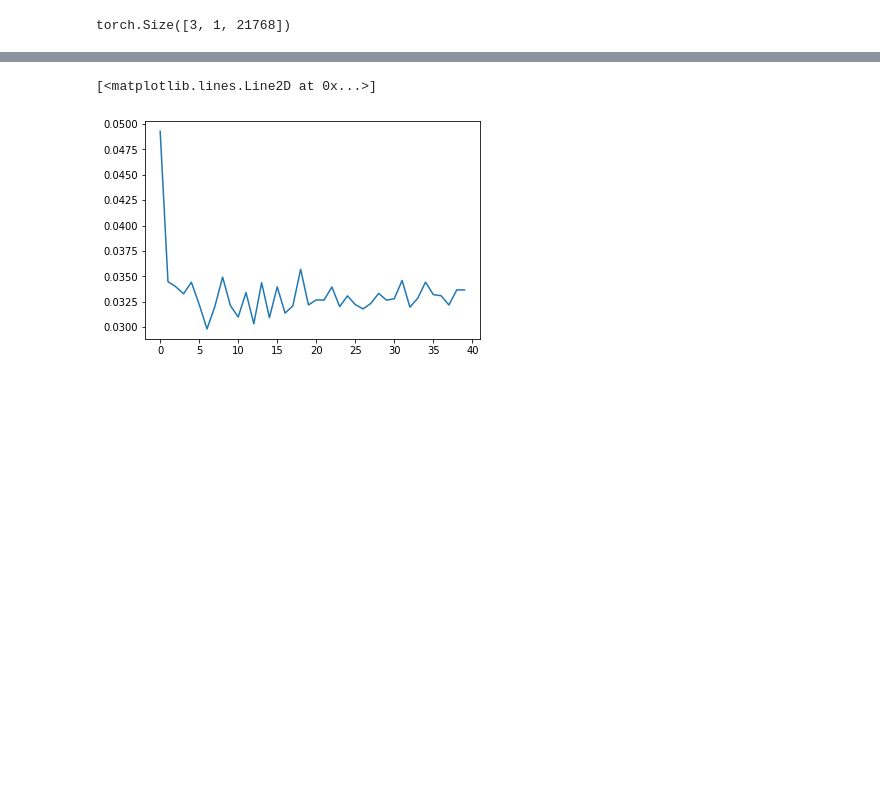
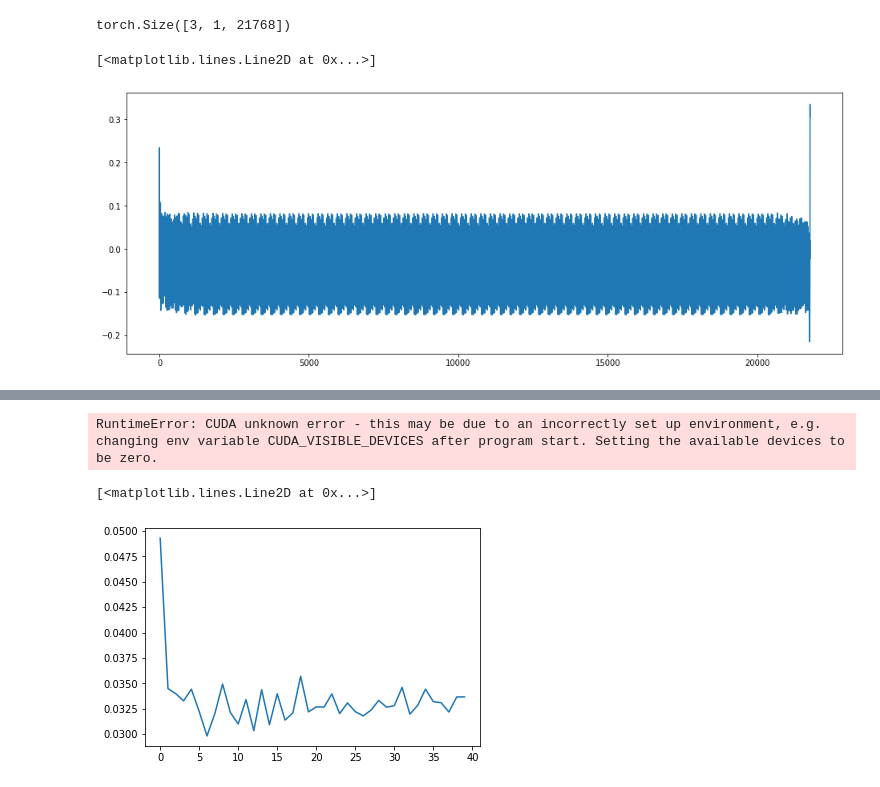
Before and after one commit to pvwoods/elko, a Jupyter notebook: notebooks/soundstream.ipynb, the cells around one changed output, grey strips where cells are left out. Drawn from its saved outputs; the diff is of its cells as text; code cells hidden in the pictures; blank space fills up the shorter version.

```diff
--- a/notebooks/soundstream.ipynb
+++ b/notebooks/soundstream.ipynb
@@ -259,7 +266,14 @@ torch.Size([170, 1, 21768])
 # %%
-model(xs[:3])[0].shape
+out = model(xs[:3])[0]
+out.shape
 # %% [output]
 torch.Size([3, 1, 21768])
+# %%
+plt.figure(figsize=(16,6))
+plt.plot(out[1].squeeze().detach())
+# %% [output]
+[<matplotlib.lines.Line2D at 0x...>]
+[figure, added]
 # %%
 from IPython.display import Audio
 
@@ -293,6 +307,8 @@ for i in range(steps):
 
     losses.append(loss.item())
     pbar.set_description(desc=f"average loss: {(sum(losses[-100:])/min(100,len(losses))):.2f}")
+# %% [output]
+RuntimeError: CUDA unknown error - this may be due to an incorrectly set up environment, e.g. changing env variable CUDA_VISIBLE_DEVICES after program start. Setting the available devices to be zero.
 # %%
 plt.plot(torch.tensor(losses).view(-1, 25).mean(1))
 # %% [output]
```
Also changed, not shown: parts of 3 cells of this notebook.
